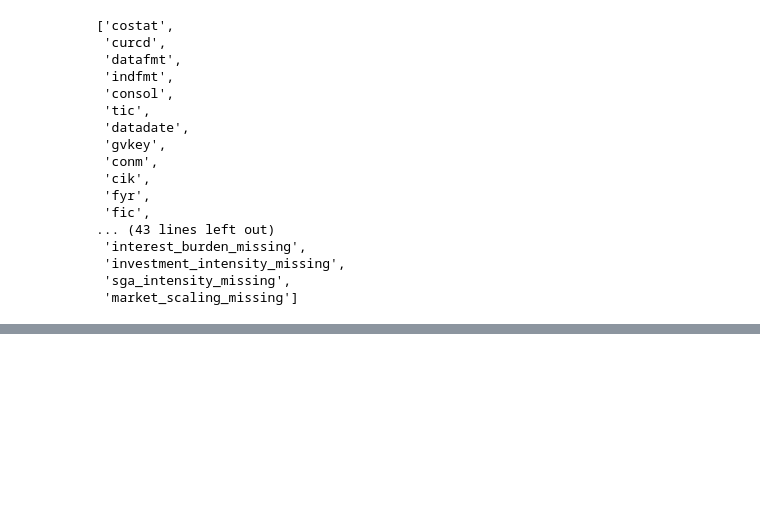
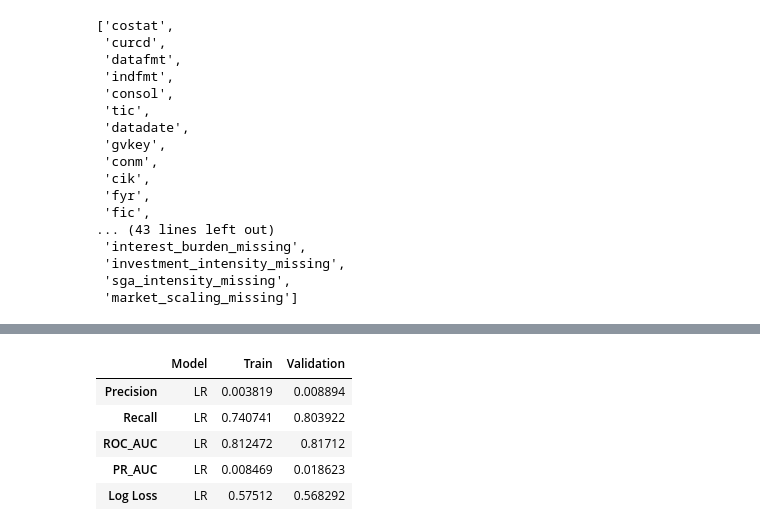
Before and after one commit to ThanaNassr/corporate-bankruptcy-prediction, a Jupyter notebook: analysis.ipynb, the cells around one changed output, grey strips where cells are left out. Saved outputs shown, nothing was run; the diff lists cells and outputs as text; code cells hidden in the pictures; blank space fills up the shorter version.

```diff
--- a/analysis.ipynb
+++ b/analysis.ipynb
@@ -412,7 +416,7 @@ lr = LogisticRegression(
     max_iter=1000,
     random_state=42) #Class imbalance handled here
 lr.fit(X_train_scaled, y_train) #train model on scaled training data
-y_pred = lr.predict(X_val_scaled)  #predict the target using the val dataset  (gives 0s and 1s)
-y_prob = lr.predict_proba(X_val_scaled)[:, 1] #predict the probability of the positibe class
+y_lr_pred = lr.predict(X_val_scaled)  #predict the target using the val dataset  (gives 0s and 1s)
+y_lr_prob = lr.predict_proba(X_val_scaled)[:, 1] #predict the probability of the positibe class
 # %%
 
@@ -554,0 +625,42 @@ Best F1-Score/Precision/Recall/Threshold: (0.02952029520295203, 0.01818181818181
+# %%
+#Hypertuning all three models here. These are some trials to try and figure out if the models generalise well or whether there could be overfitting/ underfitting. T
+
+
+
+#We need to compare the evaluation metrics of the train vs validation of the 3 models.
+
+#Logitic Regression
+'''
+list of models
+list of metrics
+Model | metric | Train |Validation
+LR
+'''
+LR_precision_train = precision_score(y_train, lr.predict(X_train_scaled), zero_division=0)
+LR_recall_train = recall_score(y_train, lr.predict(X_train_scaled), zero_division=0)
+LR_ROC_AUC_train = roc_auc_score(y_train, lr.predict_proba(X_train_scaled)[:,1])
+LR_PR_AUC_train = average_precision_score(y_train, lr.predict_proba(X_train_scaled)[:,1])
+#LOG LOSS?
+LR_precision_val = precision_score(y_val, y_lr_pred, zero_division=0)
+LR_recall_val = recall_score(y_val, y_lr_pred, zero_division=0)
+LR_ROC_AUC_val = roc_auc_score(y_val, y_lr_prob)
+LR_PR_AUC_val = average_precision_score(y_val, y_lr_prob)
+LR_logloss_train = log_loss(y_train, lr.predict_proba(X_train_scaled)[:, 1])
+LR_logloss_val   = log_loss(y_val, y_lr_prob)
+rows = {
+    "Precision"  : ["LR",LR_precision_train,LR_precision_val],
+    "Recall" : ["LR",LR_recall_train,LR_recall_val],
+    "ROC_AUC" : ["LR",LR_ROC_AUC_train,LR_ROC_AUC_val],
+    "PR_AUC" : ["LR",LR_PR_AUC_train,LR_PR_AUC_val],
+    "Log Loss" : ["LR",LR_logloss_train,LR_logloss_val]
+}
+
+table = pd.DataFrame(rows, index = ["Model","Train", "Validation"]).T
+display(table)
+# %% [output]
+|  | Model | Train | Validation |
+| Precision | LR | 0.003819 | 0.008894 |
+| Recall | LR | 0.740741 | 0.803922 |
+| ROC_AUC | LR | 0.812472 | 0.81712 |
+| PR_AUC | LR | 0.008469 | 0.018623 |
+| Log Loss | LR | 0.57512 | 0.568292 |
```
Also changed, not shown: parts of 10 cells of this notebook.
